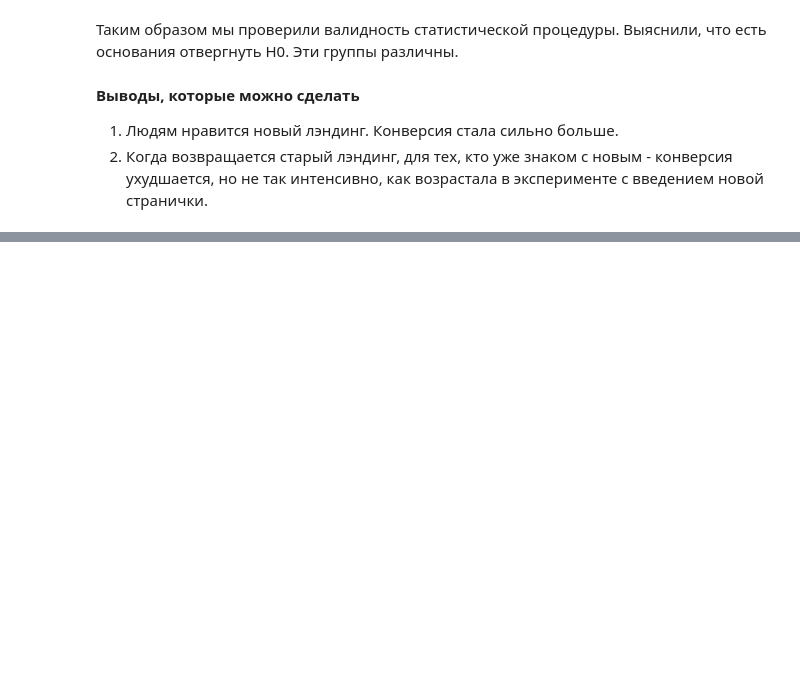
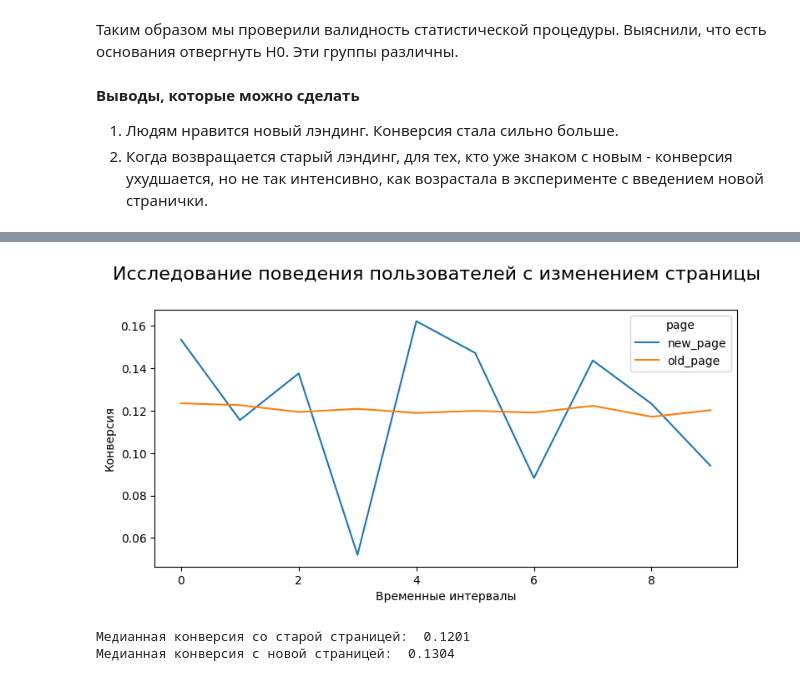
Before and after one commit to KonstantinElfimow/E-commerce-A-B-testing-1, a Jupyter notebook: E_commerce_A_B_testing_1.ipynb, the cells around one changed output, grey strips where cells are left out. Cells and saved outputs as stored; diff of their text form; code cells hidden in the pictures; blank space fills up the shorter version.

```diff
--- a/E_commerce_A_B_testing_1.ipynb
+++ b/E_commerce_A_B_testing_1.ipynb
@@ -348,3 +348,5 @@ sns.histplot(result)
 **Выводы, которые можно сделать**
 1. Людям нравится новый лэндинг. Конверсия стала сильно больше.
 2. Когда возвращается старый лэндинг, для тех, кто уже знаком с новым - конверсия ухудшается, но не так интенсивно, как возрастала в эксперименте с введением новой странички.
+# %%
+t = pd.DataFrame(df[df['con_treat'] == 'control'].groupby(['time_intervals', 'page'])['converted'].mean().reset_index())
@@ -350,0 +373,21 @@ sns.histplot(result)
+# %%
+fig, axes = plt.subplots(1, 1, figsize=(9, 4))
+
+sns.lineplot(y='converted', x=t['time_intervals'].cat.codes, hue='page', data=t, ax=axes)
+axes.set_xlabel('Временные интервалы')
+axes.set_ylabel('Конверсия')
+axes.set_title('')
+
+plt.suptitle('Исследование поведения пользователей с изменением страницы', fontsize=16, y=1.01)
+
+plt.show()
+# %% [output]
+[figure, added]
+# %%
+print('Медианная конверсия со старой страницей: ',
+      round(t[t['page'] == 'old_page']['converted'].median(), 4))
+print('Медианная конверсия с новой страницей: ',
+      round(t[t['page'] == 'new_page']['converted'].median(), 4))
+# %% [output]
+Медианная конверсия со старой страницей:  0.1201
+Медианная конверсия с новой страницей:  0.1304
```
Also changed, not shown: parts of 1 cell of this notebook.
